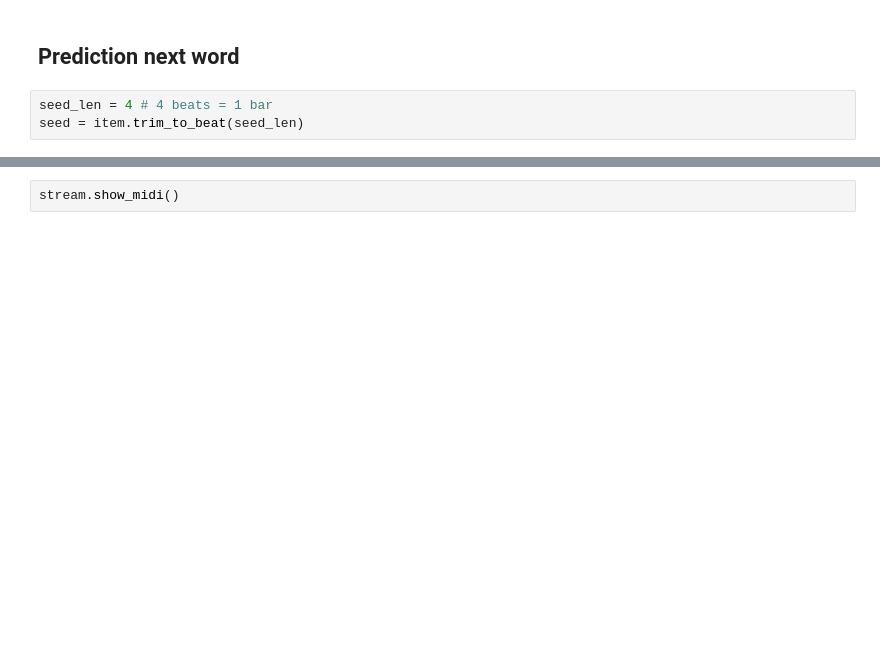
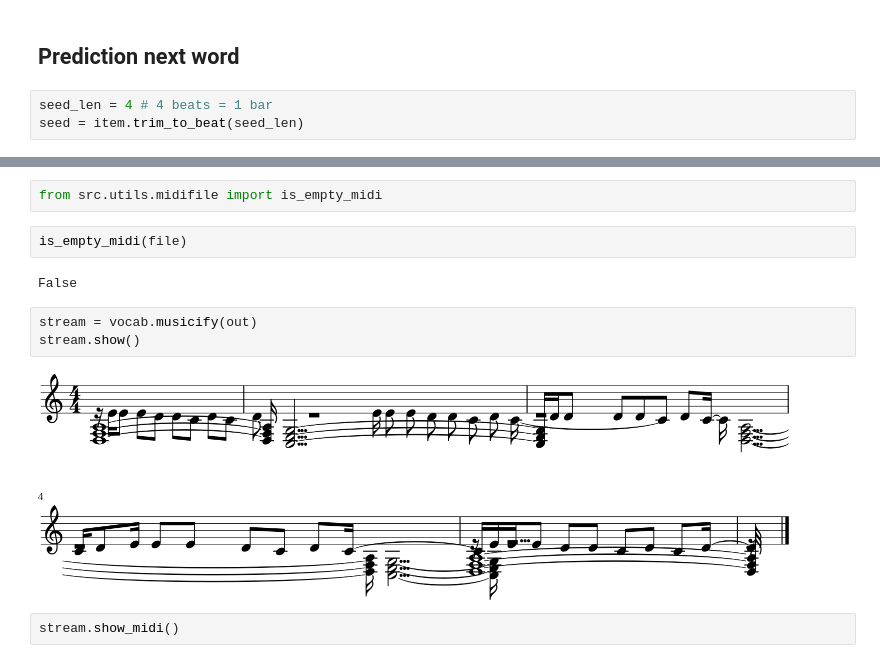
Before and after one commit to bearpelican/musicautobot, a Jupyter notebook: notebooks/example/MultitaskGenerate.ipynb, the cells around one changed output, grey strips where cells are left out. Saved outputs shown, nothing was run; the diff lists cells and outputs as text; blank space fills up the shorter version.

```diff
--- a/notebooks/example/MultitaskGenerate.ipynb
+++ b/notebooks/example/MultitaskGenerate.ipynb
@@ -141,3 +208,14 @@ stream.show_score()
+# %%
+from src.utils.midifile import is_empty_midi
+# %%
+is_empty_midi(file)
+# %% [output]
+False
+# %%
+stream = vocab.musicify(out)
+stream.show()
+# %% [output]
+[figure, added]
 # %%
 stream.show_midi()
 # %% [output]
```
Also changed, not shown: parts of 17 cells of this notebook, 3 other files.
